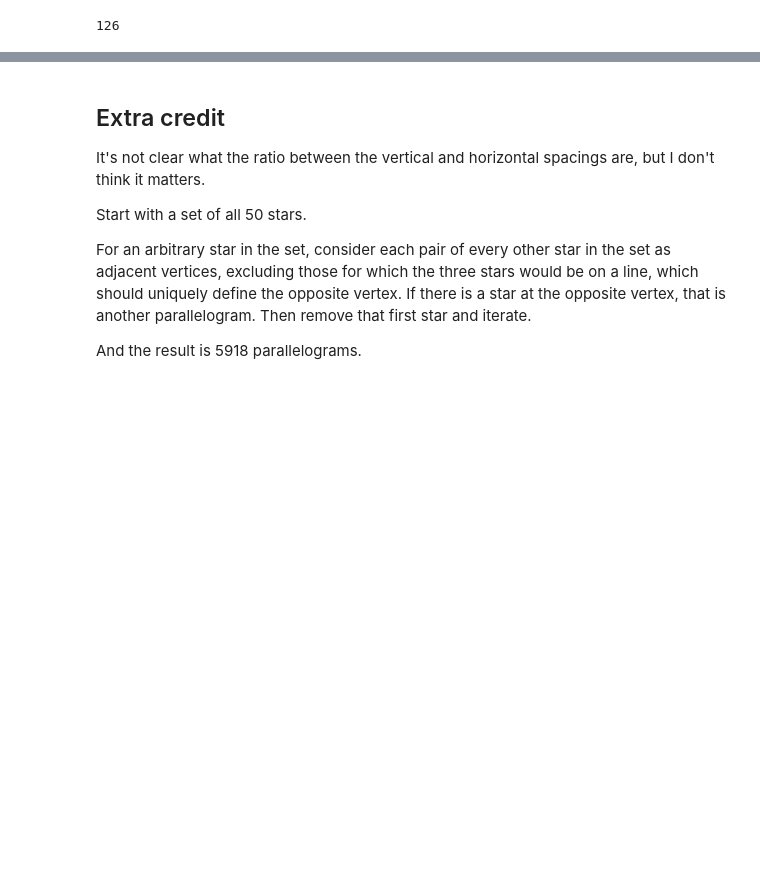
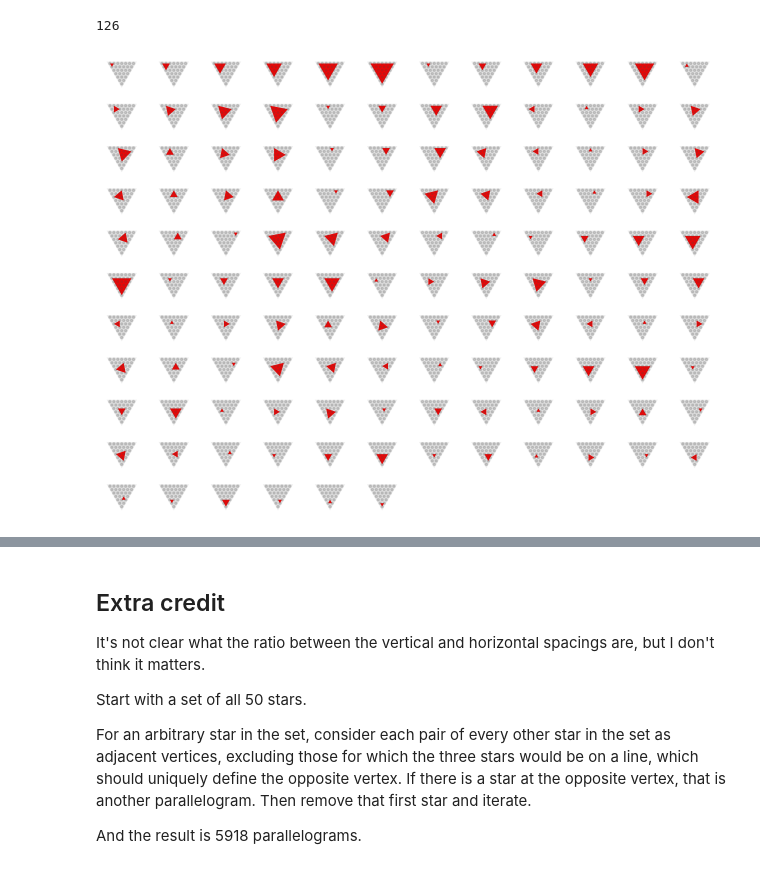
Before and after one commit to qpliu/sunday-puzzle, a Jupyter notebook: riddler/2025/20250704.ipynb, the cells around one changed output, grey strips where cells are left out. Cells and saved outputs as stored; diff of their text form; code cells hidden in the pictures; blank space fills up the shorter version.

Commit message:
Add picture of all triangles for fiddler 20250704.

```diff
--- a/riddler/2025/20250704.ipynb
+++ b/riddler/2025/20250704.ipynb
@@ -86,6 +86,7 @@ For the second vertex, choose the uppermost one.
 Adding them up, there are 126 triangles.
 # %%
 def enumerate_triangles(holes):
+    x, y = var('x,y')
     hole_set = set(holes)
     triangles = set()
     for h in holes:
@@ -126,3 +127,24 @@ if False:
             g.add_frame(f"/tmp/{n}.png")
         (p + text("126/126",(3,1))).save("/tmp/127.png")
         g.add_frame("/tmp/127.png",delay=5)
+# %%
+result = 0
+if True:
+    p = polygon([(-sqrt(3)/2,1/2),(sqrt(3)/2+6,1/2),(3,-3*sqrt(3)-1)],
+                axes=false,color='#eee')
+    for h in all_holes:
+        p += circle(h,0.3,fill=true,color='#444',alpha=0.2)
+    g = []
+    row = []
+    for t in enumerate_triangles(all_holes):
+        row.append(p + polygon(t,color='red'))
+        if len(row) == 12:
+            g.append(row)
+            row = []
+    while len(row) < 12:
+        row.append(text('',(0,0),axes=false))
+    g.append(row)
+    result = graphics_array(g)
+result
+# %% [output]
+[figure, added]
```
Also changed, not shown: parts of 3 cells of this notebook.
